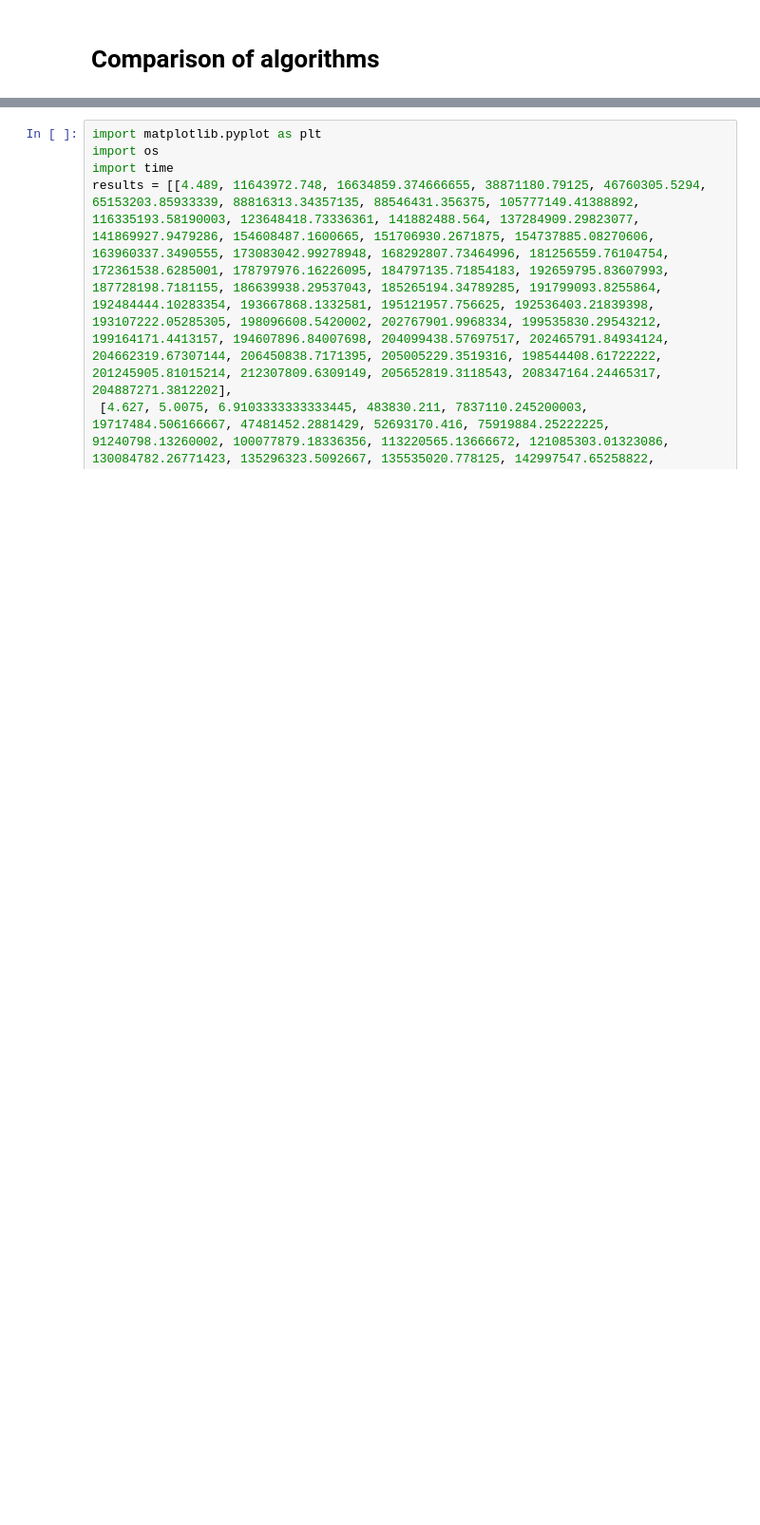
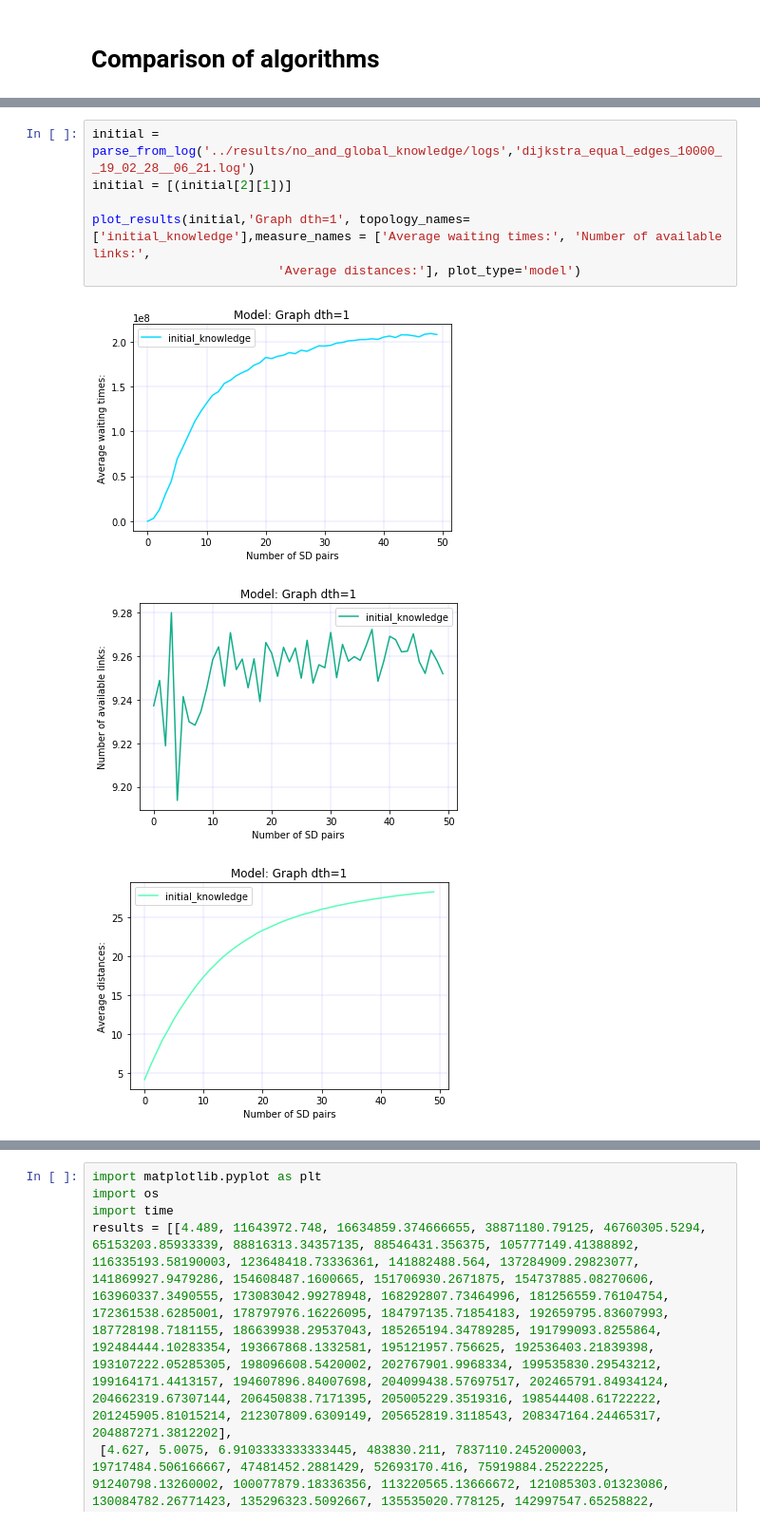
Before and after one commit to antalszava/quantum_network_routing, a Jupyter notebook: notebooks/comparing_algorithms.ipynb, the cells around one changed output, grey strips where cells are left out. Shown at 95% size. Saved outputs shown, nothing was run; the diff lists cells and outputs as text; blank space fills up the shorter version.

```diff
--- a/notebooks/comparing_algorithms.ipynb
+++ b/notebooks/comparing_algorithms.ipynb
@@ -2,0 +58,10 @@
+# %%
+initial = parse_from_log('../results/no_and_global_knowledge/logs','dijkstra_equal_edges_10000__19_02_28__06_21.log')
+initial = [(initial[2][1])]
+
+plot_results(initial,'Graph dth=1', topology_names=['initial_knowledge'],measure_names = ['Average waiting times:', 'Number of available links:',
+                         'Average distances:'], plot_type='model')
+# %% [output]
+[figure, added]
+[figure, added]
+[figure, added]
```
Also changed, not shown: parts of 7 cells of this notebook, 8 other files.
